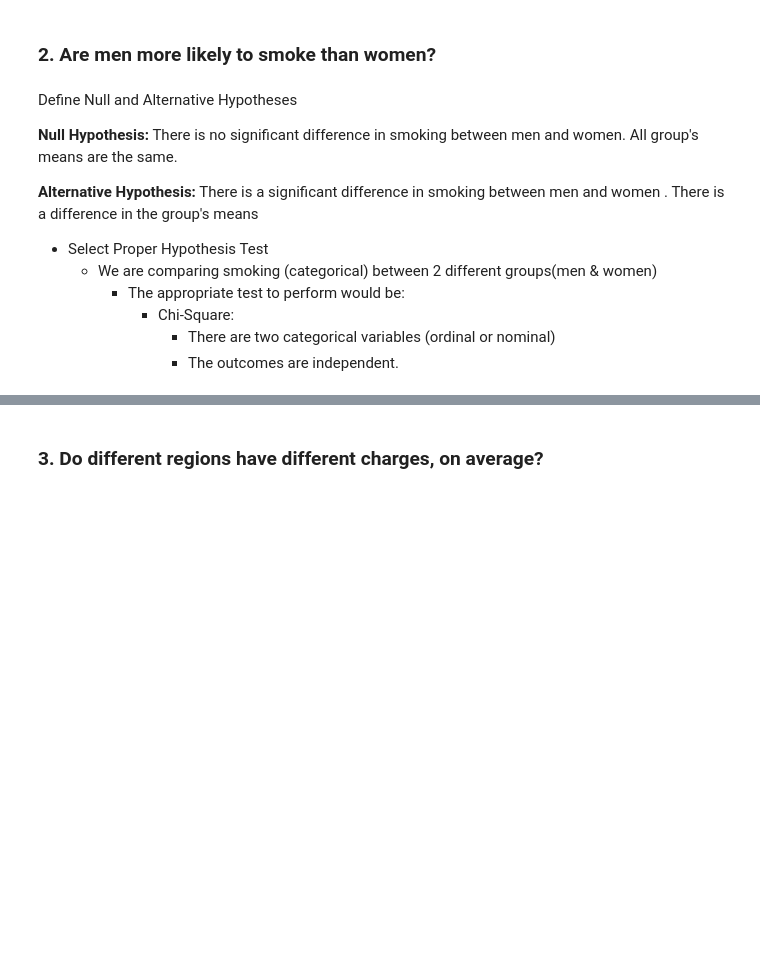
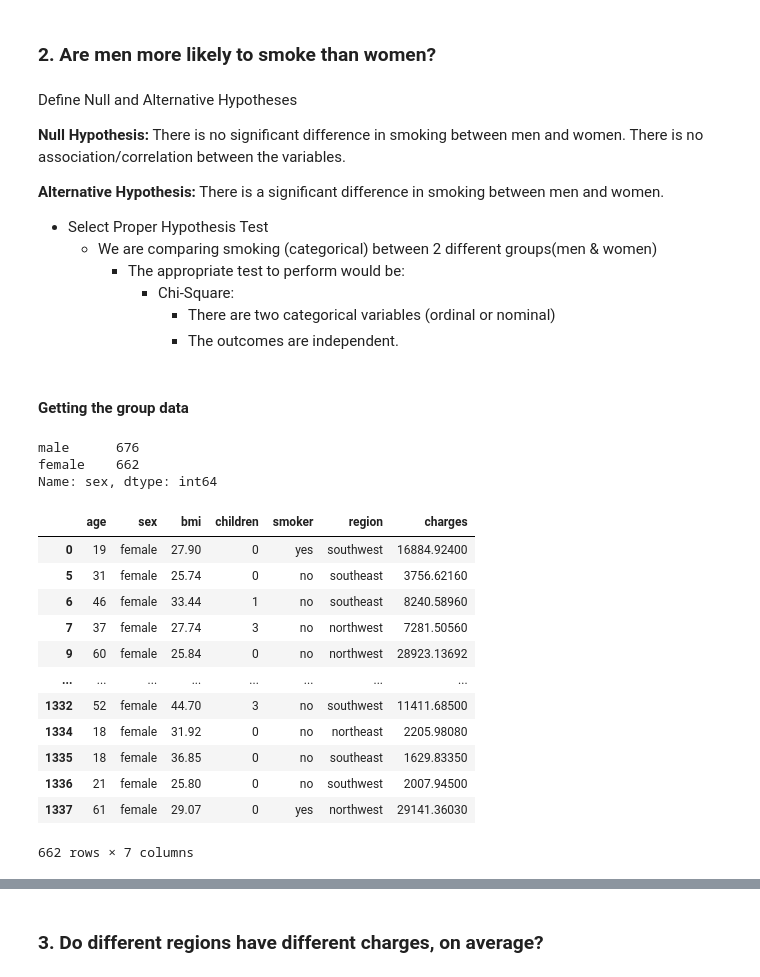
Before and after one commit to Mhoover41/Hypothesis-Testing-with-Insurance-Data--Core-, a Jupyter notebook: Hypothesis Testing with Insurance Data (Core).ipynb, the cells around one changed output, grey strips where cells are left out. Cells and saved outputs as stored; diff of their text form; code cells hidden in the pictures; blank space fills up the shorter version.

```diff
--- a/Hypothesis Testing with Insurance Data (Core).ipynb
+++ b/Hypothesis Testing with Insurance Data (Core).ipynb
@@ -258,9 +259,9 @@ The average insurance charges for non smoker group was 7939.86
 # %% [markdown]
 Define Null and Alternative Hypotheses
 
-**Null Hypothesis:** There is no significant difference in smoking between men and women. All group's means are the same.
+**Null Hypothesis:** There is no significant difference in smoking between men and women. There is no association/correlation between the variables.
 
-**Alternative Hypothesis:** There is a significant difference in smoking between men and women . There is a difference in the group's means
+**Alternative Hypothesis:** There is a significant difference in smoking between men and women.
 
 - Select Proper Hypothesis Test
     - We are comparing smoking (categorical) between 2 different groups(men & women)
@@ -268,3 +269,29 @@ Define Null and Alternative Hypotheses
             - Chi-Square:
                 - There are two categorical variables (ordinal or nominal)
                 - The outcomes are independent.
+# %% [markdown]
+#### Getting the group data
+# %%
+df['sex'].value_counts()
+# %% [output]
+male      676
+female    662
+Name: sex, dtype: int64
+# %%
+female_df = df.loc[df['sex']== 'female']
+# %%
+female_df
+# %% [output]
+|  | age | sex | bmi | children | smoker | region | charges |
+| 0 | 19 | female | 27.90 | 0 | yes | southwest | 16884.92400 |
+| 5 | 31 | female | 25.74 | 0 | no | southeast | 3756.62160 |
+| 6 | 46 | female | 33.44 | 1 | no | southeast | 8240.58960 |
+| 7 | 37 | female | 27.74 | 3 | no | northwest | 7281.50560 |
+| 9 | 60 | female | 25.84 | 0 | no | northwest | 28923.13692 |
+| ... | ... | ... | ... | ... | ... | ... | ... |
+| 1332 | 52 | female | 44.70 | 3 | no | southwest | 11411.68500 |
+| 1334 | 18 | female | 31.92 | 0 | no | northeast | 2205.98080 |
+| 1335 | 18 | female | 36.85 | 0 | no | southeast | 1629.83350 |
+| 1336 | 21 | female | 25.80 | 0 | no | southwest | 2007.94500 |
+| 1337 | 61 | female | 29.07 | 0 | yes | northwest | 29141.36030 |
+662 rows × 7 columns
```
Also changed, not shown: parts of 11 cells of this notebook.
